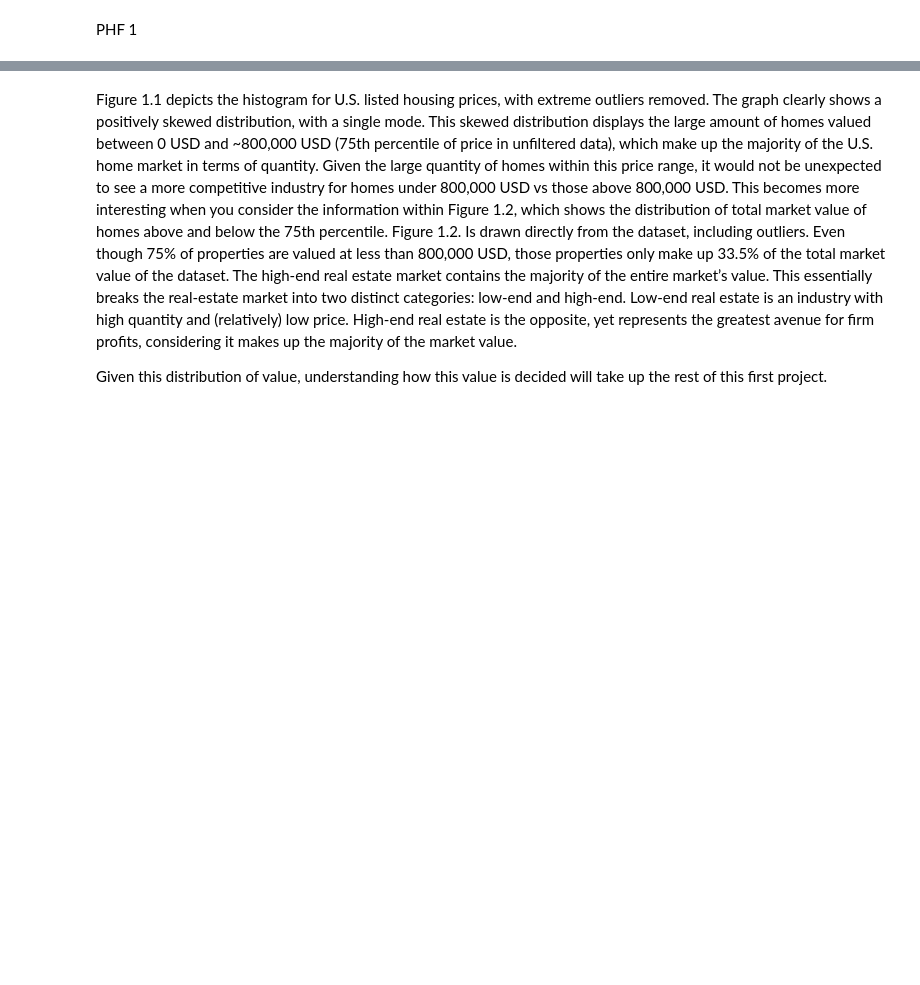
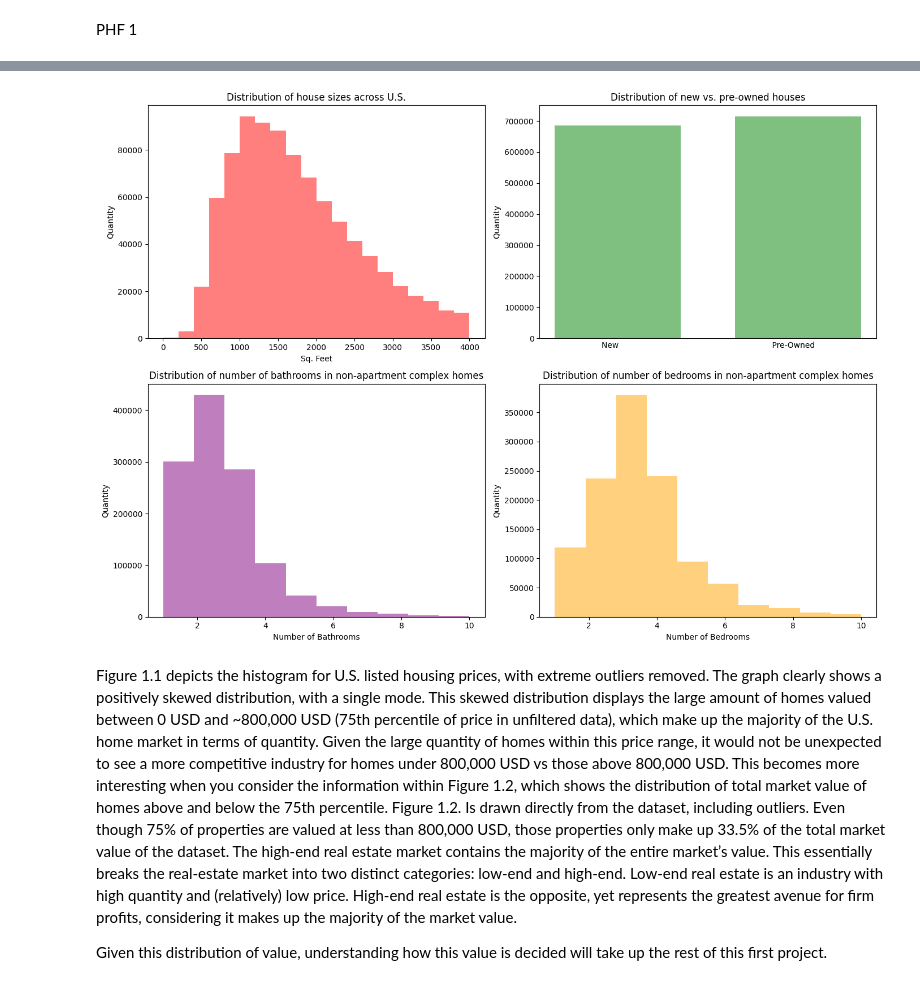
Before and after one commit to ECO225-W2024/project-one-code-S-O-Ahn, a Jupyter notebook: Project 1.ipynb, the cells around one changed output, grey strips where cells are left out. Saved outputs shown, nothing was run; the diff lists cells and outputs as text; code cells hidden in the pictures; blank space fills up the shorter version.

```diff
--- a/Project 1.ipynb
+++ b/Project 1.ipynb
@@ -168,3 +158,36 @@ Figure 1: Housing Market Quantified
+# %%
+def plot_histogram(ax, data, bins, color, alpha, title, xlabel, ylabel, xticks=None, rwidth=None, align='mid'):
+    ax.hist(data, bins=bins, color=color, alpha=alpha, rwidth=rwidth, align=align)
+    ax.set_title(title)
+    ax.set_xlabel(xlabel)
+    ax.set_ylabel(ylabel)
+    if xticks is not None:
+        ax.set_xticks(xticks)
+
+fig, fig_1 = plt.subplots(2, 2, figsize=(14, 10))
+
+# Plotting histogram for house_size
+reasonable_homes = df['house_size'][df['house_size'] <= 4000]
+plot_histogram(fig_1[0, 0], reasonable_homes, bins=20, color="red", alpha=0.5,
+               title="Distribution of house sizes across U.S.", xlabel='Sq. Feet', ylabel='Quantity')
+
+# Plotting histogram for sold_before
+plot_histogram(fig_1[0, 1], df["sold_before"], bins=2, color="green", alpha=0.5, rwidth=0.7, align='mid',
+               title="Distribution of new vs. pre-owned houses", xlabel='New                                                              Pre-Owned', ylabel='Quantity', xticks=[])
+
+# Plotting histogram for # of baths, limited to 10 baths to restrict apartments from being on list
+baths_singlefamily = df["bath"][df["bath"] <= 10]
+plot_histogram(fig_1[1, 0], baths_singlefamily, bins=10, color="purple", alpha=0.5,
+               title="Distribution of number of bathrooms in non-apartment complex homes", xlabel='Number of Bathrooms', ylabel='Quantity')
+
+# Plotting histogram for # of bedrooms, limited to 10 baths to restrict apartments from being on list
+beds_singlefamily = df["bed"][df["bed"] <= 10]
+plot_histogram(fig_1[1, 1], beds_singlefamily, bins=10, color="orange", alpha=0.5,
+               title="Distribution of number of bedrooms in non-apartment complex homes", xlabel='Number of Bedrooms', ylabel='Quantity')
+
+plt.tight_layout()
+# %% [output]
+[figure, added]
 # %% [markdown]
 Figure 1.1 depicts the histogram for U.S. listed housing prices, with extreme outliers removed. The graph clearly shows a positively skewed distribution, with a single mode. This skewed distribution displays the large amount of homes valued between 0 USD and ~800,000 USD (75th percentile of price in unfiltered data), which make up the majority of the U.S. home market in terms of quantity. Given the large quantity of homes within this price range, it would not be unexpected to see a more competitive industry for homes under 800,000 USD vs those above 800,000 USD. This becomes more interesting when you consider the information within Figure 1.2, which shows the distribution of total market value of homes above and below the 75th percentile. Figure 1.2. Is drawn directly from the dataset, including outliers. Even though 75% of properties are valued at less than 800,000 USD, those properties only make up 33.5% of the total market value of the dataset. The high-end real estate market contains the majority of the entire market’s value. This essentially breaks the real-estate market into two distinct categories: low-end and high-end. Low-end real estate is an industry with high quantity and (relatively) low price. High-end real estate is the opposite, yet represents the greatest avenue for firm profits, considering it makes up the majority of the market value.
 
```
Also changed, not shown: parts of 16 cells of this notebook.
